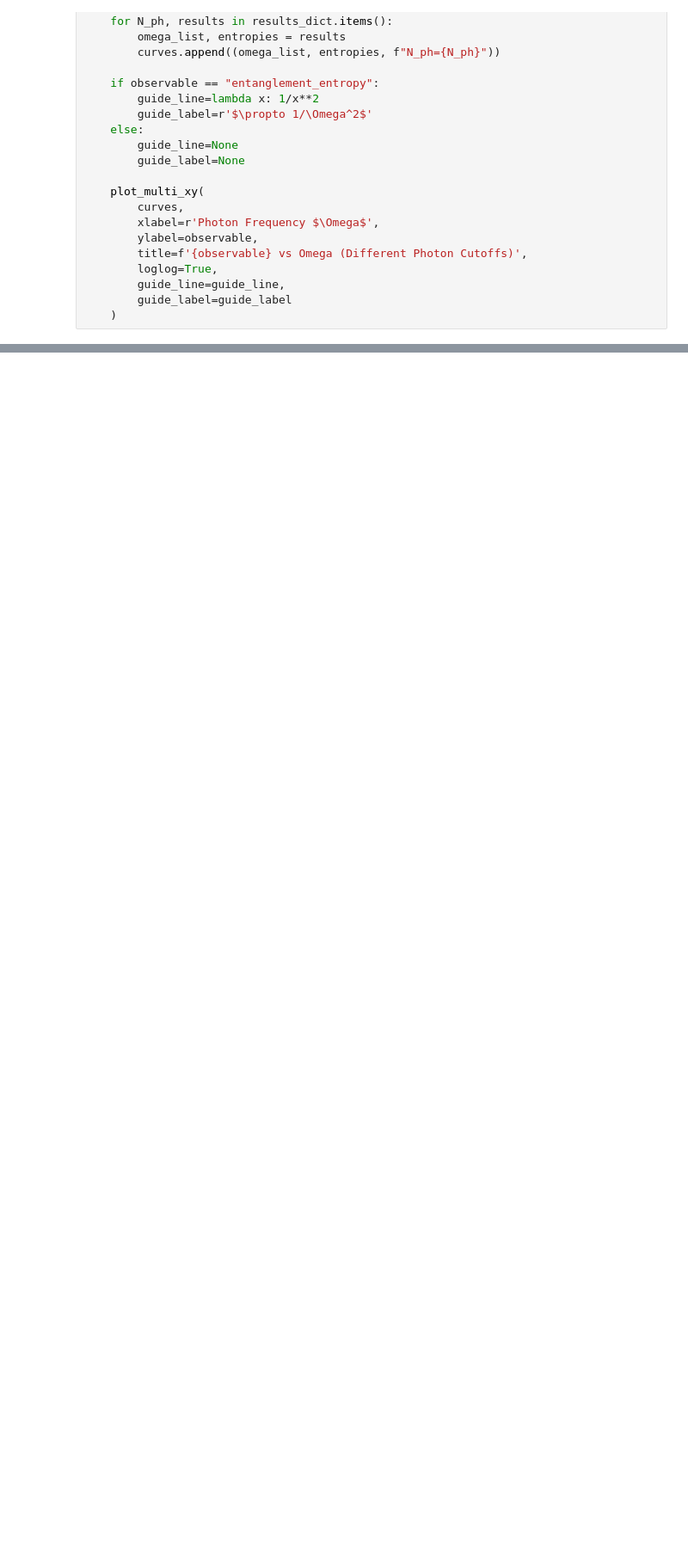
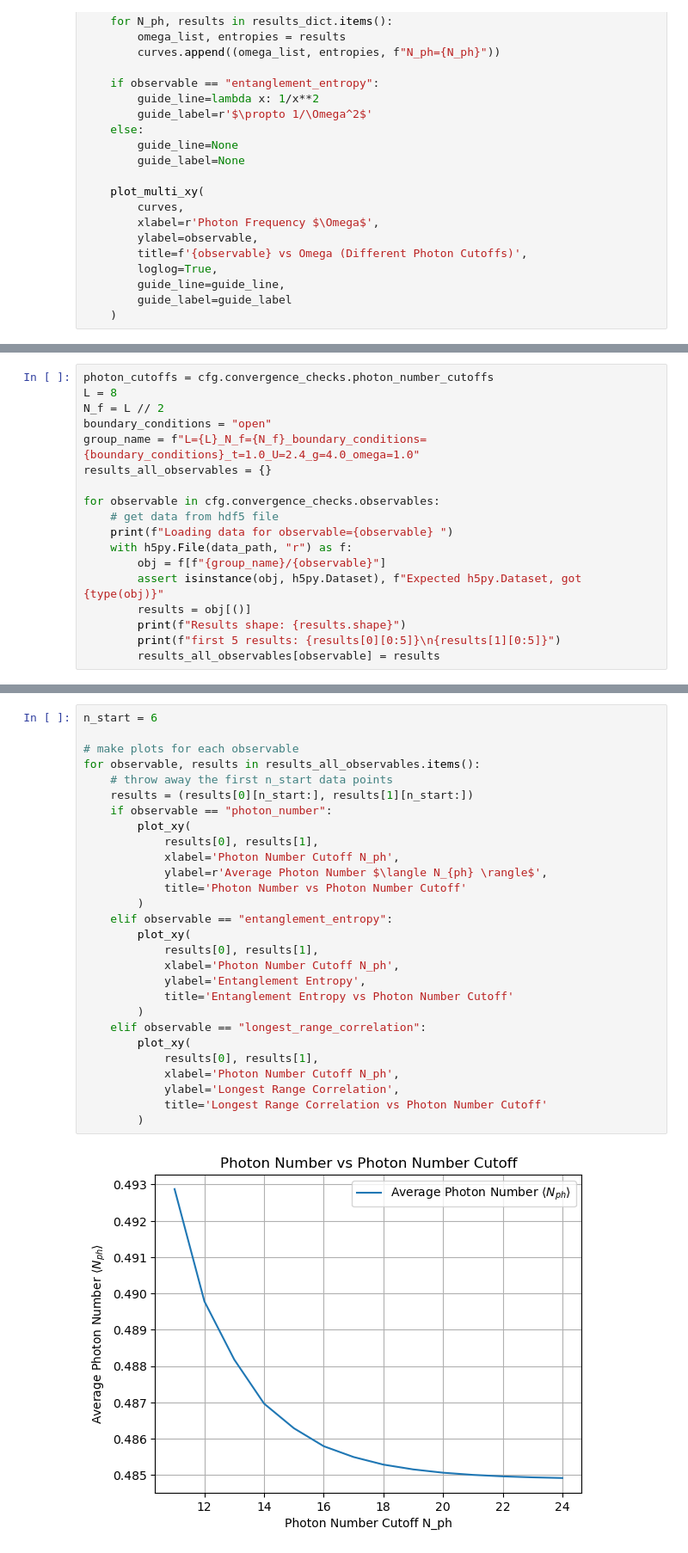
Before and after one commit to FerdinandToelkes/xxz_cavity, a Jupyter notebook: scripts/exact_diagonalization/analysis_notebook.ipynb, the cells around one changed output, grey strips where cells are left out. Shown at 86% size. Cells and saved outputs as stored; diff of their text form; blank space fills up the shorter version.

```diff
--- a/scripts/exact_diagonalization/analysis_notebook.ipynb
+++ b/scripts/exact_diagonalization/analysis_notebook.ipynb
@@ -314,0 +403,18 @@ plot_entanglement_entropy_vs_omega_log_log(results[0], results[1])
+# %%
+photon_cutoffs = cfg.convergence_checks.photon_number_cutoffs
+L = 8
+N_f = L // 2
+boundary_conditions = "open"
+group_name = f"L={L}_N_f={N_f}_boundary_conditions={boundary_conditions}_t=1.0_U=2.4_g=4.0_omega=1.0"
+results_all_observables = {}
+
+for observable in cfg.convergence_checks.observables:
+    # get data from hdf5 file
+    print(f"Loading data for observable={observable} ")
+    with h5py.File(data_path, "r") as f:
+        obj = f[f"{group_name}/{observable}"]
+        assert isinstance(obj, h5py.Dataset), f"Expected h5py.Dataset, got {type(obj)}"
+        results = obj[()]
+        print(f"Results shape: {results.shape}")
+        print(f"first 5 results: {results[0][0:5]}\n{results[1][0:5]}")
+        results_all_observables[observable] = results
@@ -314,0 +440,30 @@ plot_entanglement_entropy_vs_omega_log_log(results[0], results[1])
+# %%
+n_start = 6
+
+# make plots for each observable
+for observable, results in results_all_observables.items():
+    # throw away the first n_start data points
+    results = (results[0][n_start:], results[1][n_start:])
+    if observable == "photon_number":
+        plot_xy(
+            results[0], results[1],
+            xlabel='Photon Number Cutoff N_ph',
+            ylabel=r'Average Photon Number $\langle N_{ph} \rangle$',
+            title='Photon Number vs Photon Number Cutoff'
+        )
+    elif observable == "entanglement_entropy":
+        plot_xy(
+            results[0], results[1],
+            xlabel='Photon Number Cutoff N_ph',
+            ylabel='Entanglement Entropy',
+            title='Entanglement Entropy vs Photon Number Cutoff'
+        )
+    elif observable == "longest_range_correlation":
+        plot_xy(
+            results[0], results[1],
+            xlabel='Photon Number Cutoff N_ph',
+            ylabel='Longest Range Correlation',
+            title='Longest Range Correlation vs Photon Number Cutoff'
+        )
+# %% [output]
+[figure, added]
```
Also changed, not shown: parts of 16 cells of this notebook, 5 other files.
